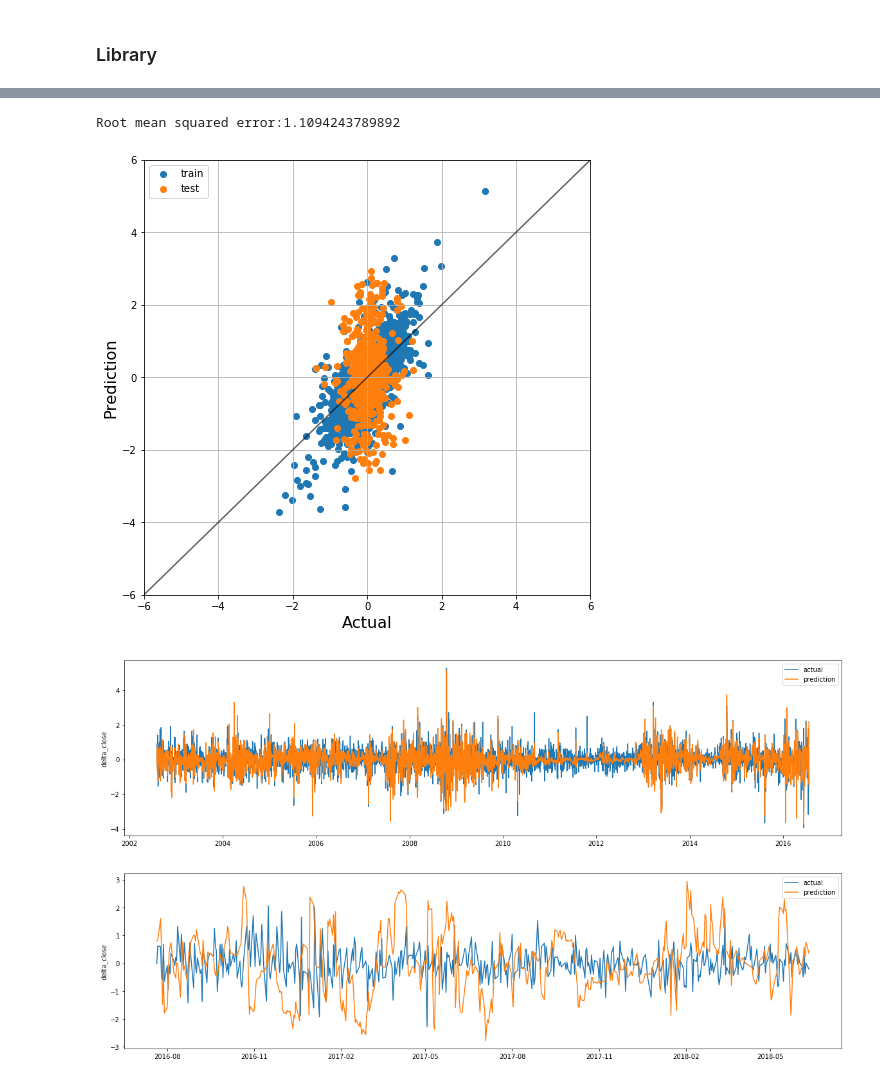
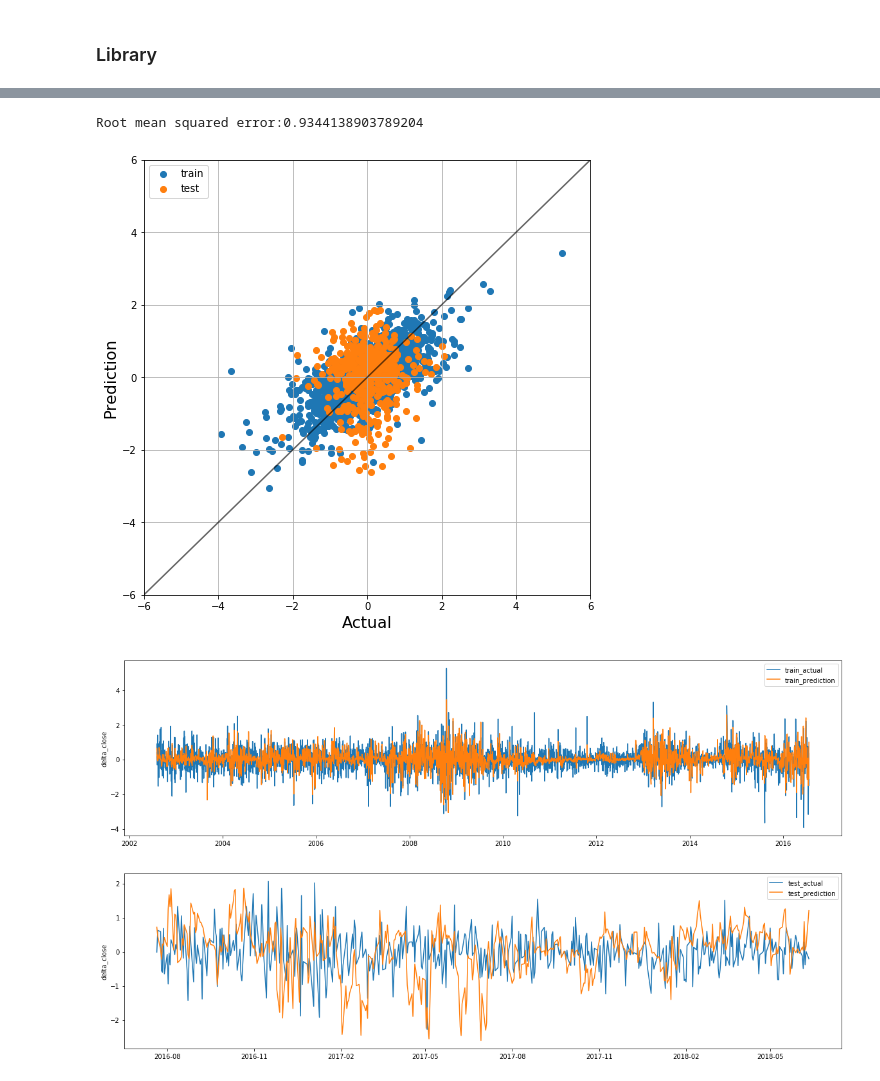
Before and after one commit to tosshi0219/fx, a Jupyter notebook: jupyter/learning_neuralnetwork.ipynb, the cells around one changed output, grey strips where cells are left out. Cells and saved outputs as stored; diff of their text form; code cells hidden in the pictures.

Commit message:
lstm updated and count the correct prediction

```diff
--- a/jupyter/learning_neuralnetwork.ipynb
+++ b/jupyter/learning_neuralnetwork.ipynb
@@ -62,6 +62,7 @@ X_train, y_train, X_test, y_test, pos = split_data(X, y)
 # %%
 sequential = rm.Sequential([
     rm.Lstm(30),
+    rm.Dropout(),
     rm.Lstm(10),
     rm.Dense(1)
 ])
@@ -159,8 +160,8 @@ plt.ylabel('Prediction', fontsize=16)
 plt.legend()
 plt.grid()
 # %% [output]
-Root mean squared error:1.1094243789892
+Root mean squared error:0.9344138903789204
-[figure, old version]
+[figure, new version]
 # %%
 train_price = []
 tr_p = df['closeAsk'][0]
@@ -187,21 +188,21 @@ for v in y_test_pred:
     test_pred_price.append(te_pr_p)
 # %%
 plt.figure(figsize = (20,5))
-plt.plot(df_std[:pos].index, y_train, label = 'actual')
-plt.plot(df_std[:pos].index, y_train_pred, label = 'prediction')
+plt.plot(df_std[:pos].index, y_train, label = 'train_actual')
+plt.plot(df_std[:pos].index, y_train_pred, label = 'train_prediction')
 plt.ylabel('delta_close')
 plt.legend()
 plt.show()
 # %% [output]
-[figure, old version]
+[figure, new version]
 # %%
 plt.figure(figsize = (20,5))
-plt.plot(df_std[pos:-1 * (look_back + pred_length)].index, y_test, label = 'actual')
-plt.plot(df_std[pos:-1 * (look_back + pred_length)].index, y_test_pred, label = 'prediction')
+plt.plot(df_std[pos:-1 * (look_back + pred_length)].index, y_test, label = 'test_actual')
+plt.plot(df_std[pos:-1 * (look_back + pred_length)].index, y_test_pred, label = 'test_prediction')
 plt.ylabel('delta_close')
 plt.legend()
 plt.show()
 # %% [output]
-[figure, old version]
+[figure, new version]
 # %%
 plt.figure(figsize = (20,5))
```
Also changed, not shown: parts of 7 cells of this notebook.
